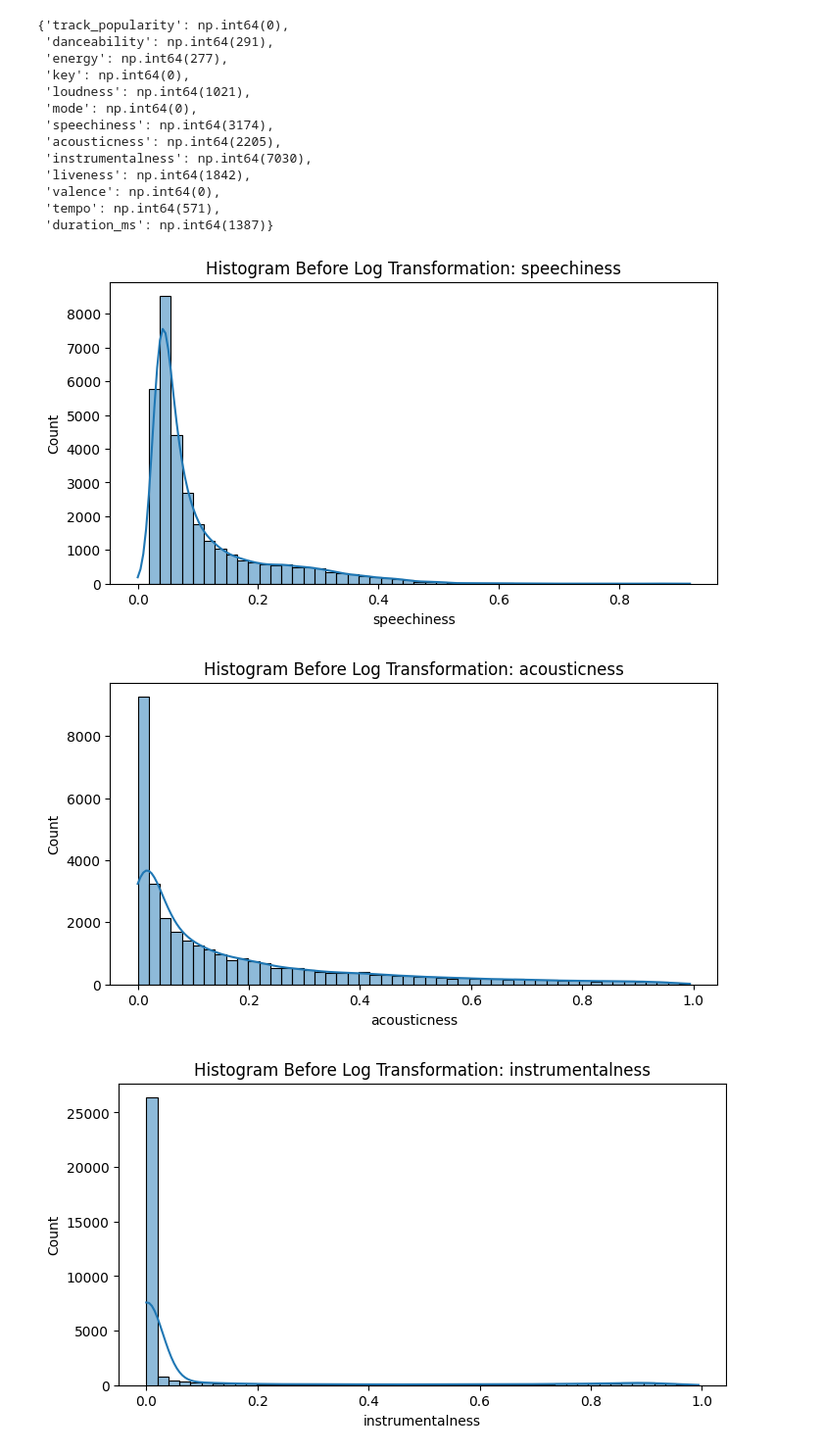
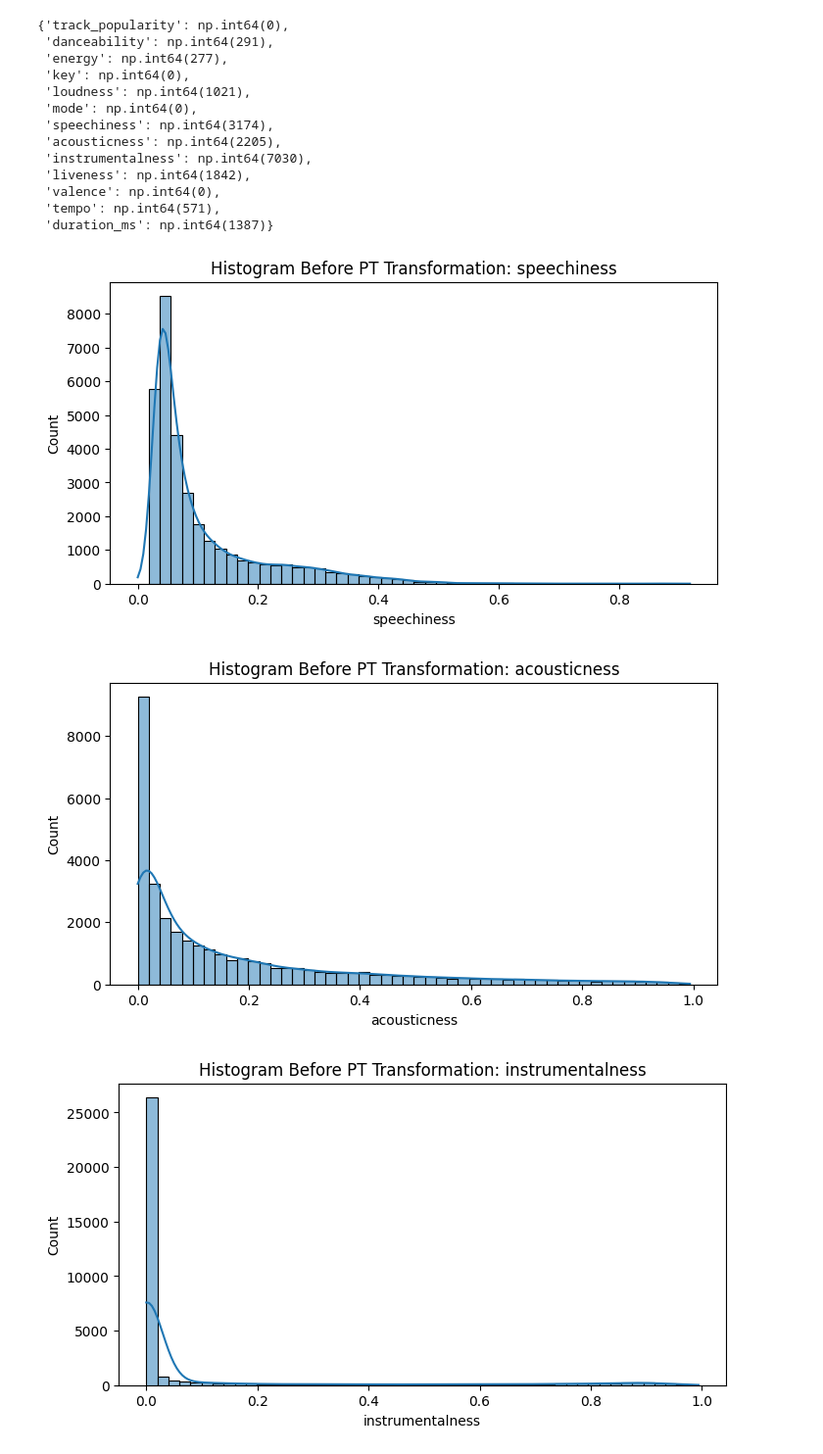
Before and after one commit to AaronSxng/CIS4930-ML-Final-Project, a Jupyter notebook: datapreprocessing.ipynb, the cells around one changed output. Shown at 98% size. Drawn from its saved outputs; the diff is of its cells as text; code cells hidden in the pictures.

```diff
--- a/datapreprocessing.ipynb
+++ b/datapreprocessing.ipynb
@@ -51,37 +128,0 @@ playlist_subgenre           0
-# %%
-#drop duplicates & drop null values
-spotify_df = spotify_df_full.drop_duplicates().dropna()
-
-
-#drop categorical values that aren't going to be used
-spotify_df = spotify_df.drop(columns=["track_album_id", "playlist_id"])
-
-#save important categorical information in a different df
-recommendation_info = spotify_df[['track_artist', 'track_name', 'track_album_name']]
-display(recommendation_info)
-
-
-#see if any values are highly correlated > 0.75 because to prevent inflation of feature importance.
-numerical_cols = spotify_df.select_dtypes(include=['float64', 'int64']).columns
-correlation_matrix = spotify_df[numerical_cols].corr()
-
-plt.figure(figsize=(10,10))
-sns.heatmap(correlation_matrix, annot=True, cmap="RdPu", fmt=".2f")
-plt.title("Correlation Matrix")
-plt.show()
-
-
-plt.figure(figsize=(6,4))
-playlist_genre = spotify_df['playlist_genre'].value_counts().plot(kind='bar')
-plt.ylabel("Number of Playlists")
-plt.xlabel("Genre")
-plt.title("Number of Playlists According to Genre")
-
-
-plt.figure(figsize=(6,4))
-subgr = spotify_df['playlist_subgenre'].value_counts().plot(kind='bar')
-plt.ylabel("Number of Playlists")
-plt.xlabel("Sub-Genre")
-plt.title("Number of Playlists According to Sub-Genre")
-
-spotify_df = spotify_df.drop(columns=['track_artist', 'track_name', 'track_album_name'])
@@ -147,15 +171,15 @@ display(out_sum)
 # %%
 most_outliers = ['speechiness', 'acousticness', 'instrumentalness', 'liveness', 'duration_ms']
 
 
 for col in most_outliers:
     plt.figure(figsize=(8,4))
     sns.histplot(spotify_df[col], kde=True, bins=50)
-    plt.title(f"Histogram Before Log Transformation: {col}")
+    plt.title(f"Histogram Before PT Transformation: {col}")
     plt.xlabel(col)
     plt.ylabel("Count")
     plt.show()
 # %% [output]
-[figure, old version]
+[figure, new version]
-[figure, old version]
+[figure, new version]
-[figure, old version]
+[figure, new version]
```
Also changed, not shown: parts of 14 cells of this notebook, 5 other files.
